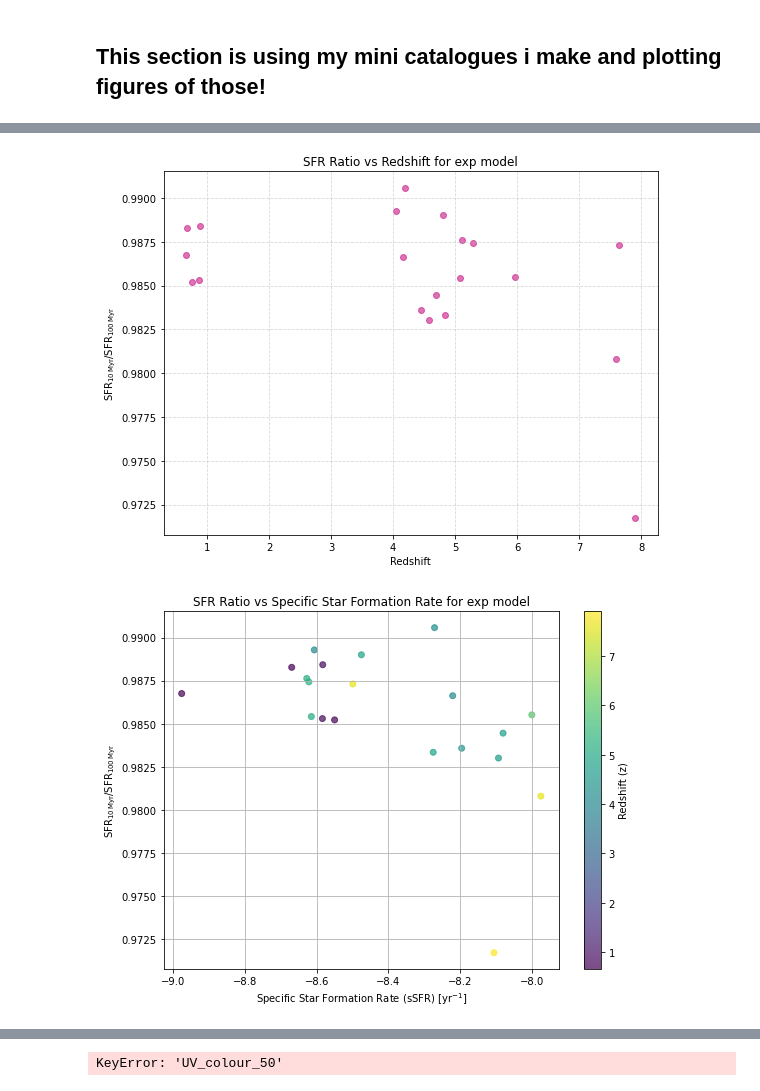
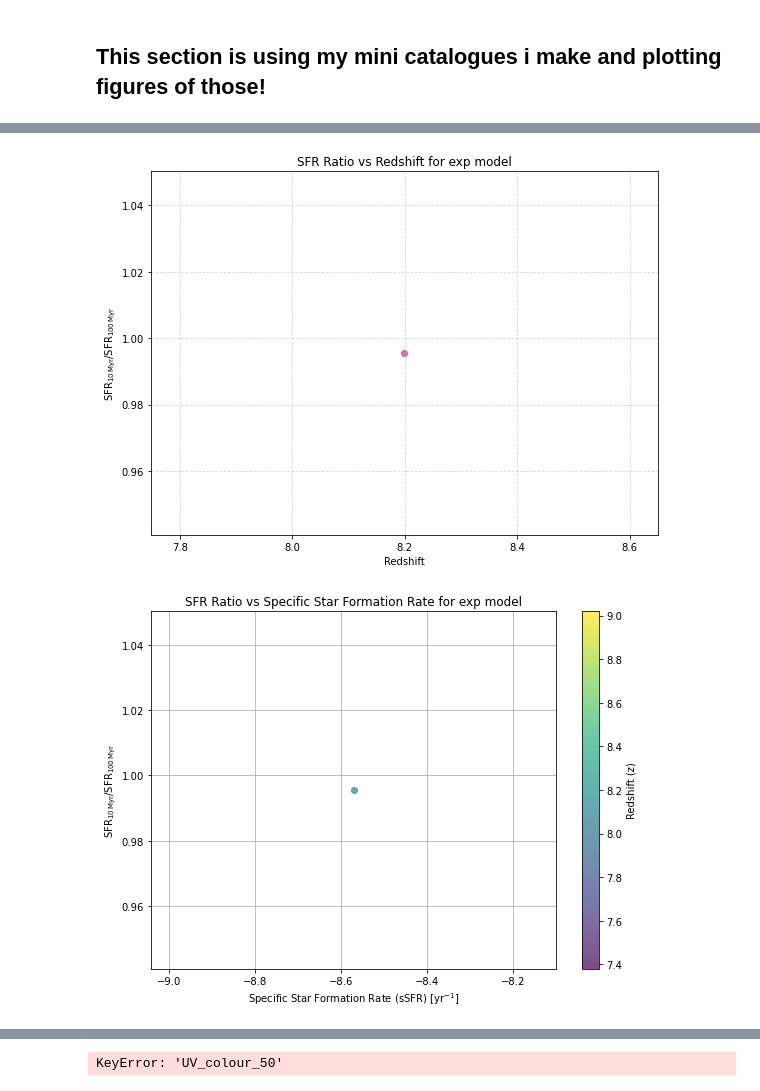
Before and after one commit to giorgiariley/PSb_summer_project, a Jupyter notebook: bagpipes_correlating_JN.ipynb, the cells around one changed output, grey strips where cells are left out. Cells and saved outputs as stored; diff of their text form; code cells hidden in the pictures.

```diff
--- a/bagpipes_correlating_JN.ipynb
+++ b/bagpipes_correlating_JN.ipynb
@@ -236,10 +257,13 @@ import matplotlib.pyplot as plt
 import numpy as np
 
 # Load the file
-mini_table_bagpipes = Table.read("pipes/cats/mini_cat_20_gals.fits")
+mini_table_bagpipes = Table.read("pipes/cats/mini_cat_20_gals_lognormal.fits")
 
 hdulist.close()
 print(mini_table_bagpipes.colnames)
+print(mini_table_bagpipes)
+print(mini_table_bagpipes['sfr_10myr_50'])
+print(mini_table_bagpipes['sfr_50']),
 
 # Extract current star formation rate (median value)
 sfr = mini_table_bagpipes['sfr_50']
@@ -356,2 +397,2 @@ plt.show()
-[figure, old version]
+[figure, new version]
-[figure, old version]
+[figure, new version]
```
Also changed, not shown: parts of 2 cells of this notebook, 1 other file.
